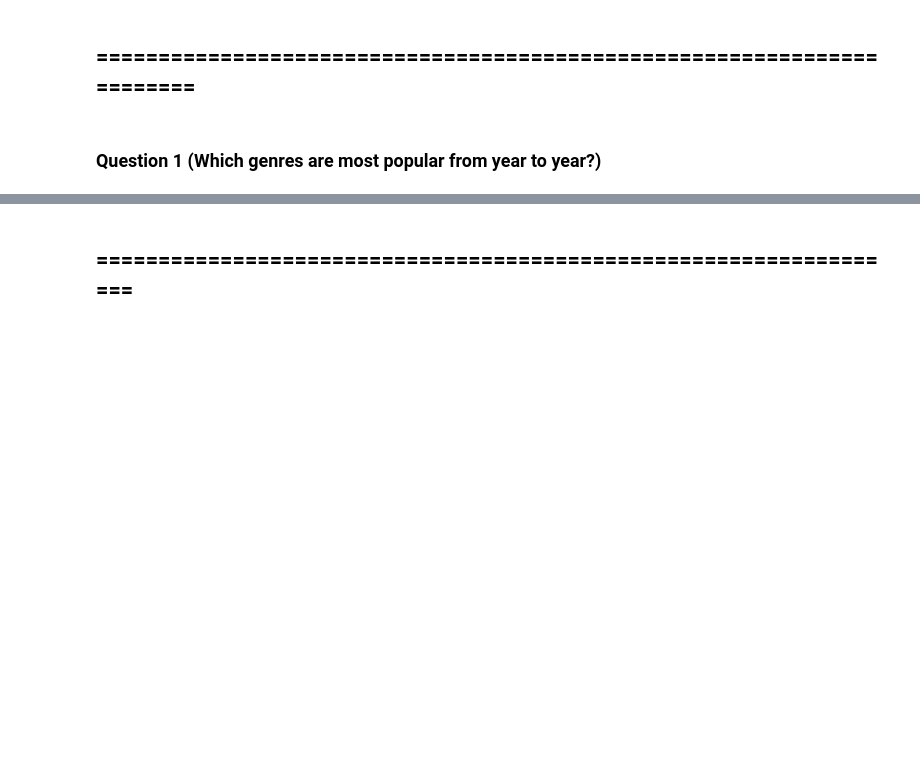
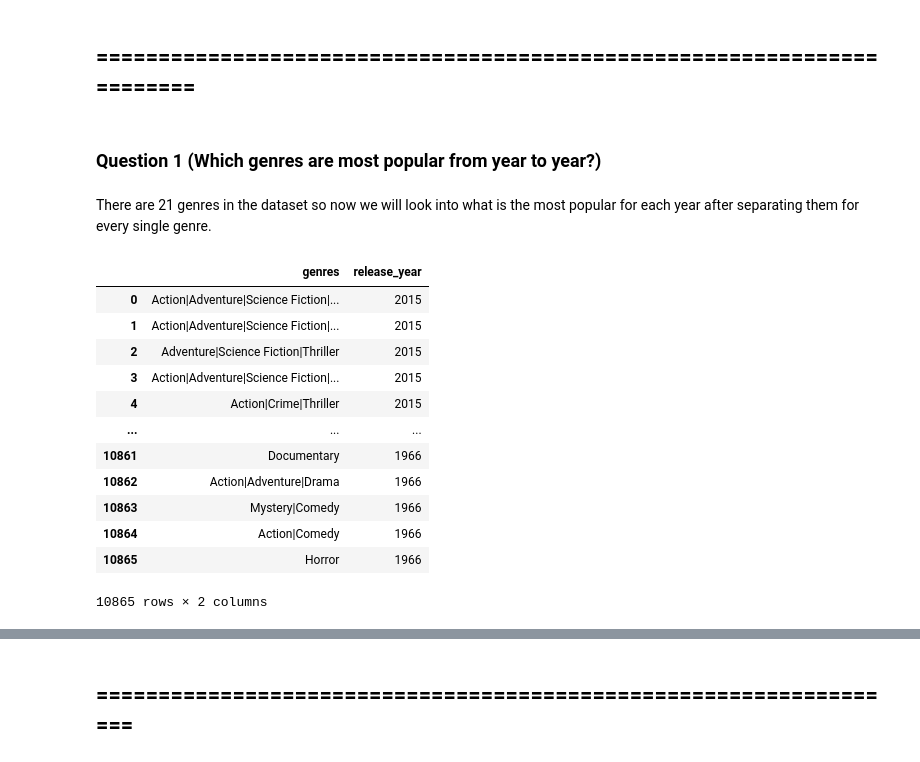
Before and after one commit to Tuwaiq-Data-Science-Bootcamp-V3/Bootcamp-Project-2-Data-Analysis, a Jupyter notebook: DA_P2.ipynb, the cells around one changed output, grey strips where cells are left out. Cells and saved outputs as stored; diff of their text form; code cells hidden in the pictures; blank space fills up the shorter version.

```diff
--- a/DA_P2.ipynb
+++ b/DA_P2.ipynb
@@ -256,3 +256,23 @@ df_mv.duplicated().sum()
 # %% [markdown]
 
 ###  Question 1 (Which genres are most popular from year to year?)
+# %% [markdown]
+There are 21 genres in the dataset so now we will look into what is the most popular for each year after separating them for every single genre.
+# %%
+selected_columns = df_mv[["genres","release_year"]]
+new_df = selected_columns.copy()
+new_df
+# %% [output]
+|  | genres | release_year |
+| 0 | Action|Adventure|Science Fiction|... | 2015 |
+| 1 | Action|Adventure|Science Fiction|... | 2015 |
+| 2 | Adventure|Science Fiction|Thriller | 2015 |
+| 3 | Action|Adventure|Science Fiction|... | 2015 |
+| 4 | Action|Crime|Thriller | 2015 |
+| ... | ... | ... |
+| 10861 | Documentary | 1966 |
+| 10862 | Action|Adventure|Drama | 1966 |
+| 10863 | Mystery|Comedy | 1966 |
+| 10864 | Action|Comedy | 1966 |
+| 10865 | Horror | 1966 |
+10865 rows × 2 columns
```
Also changed, not shown: parts of 10 cells of this notebook.
